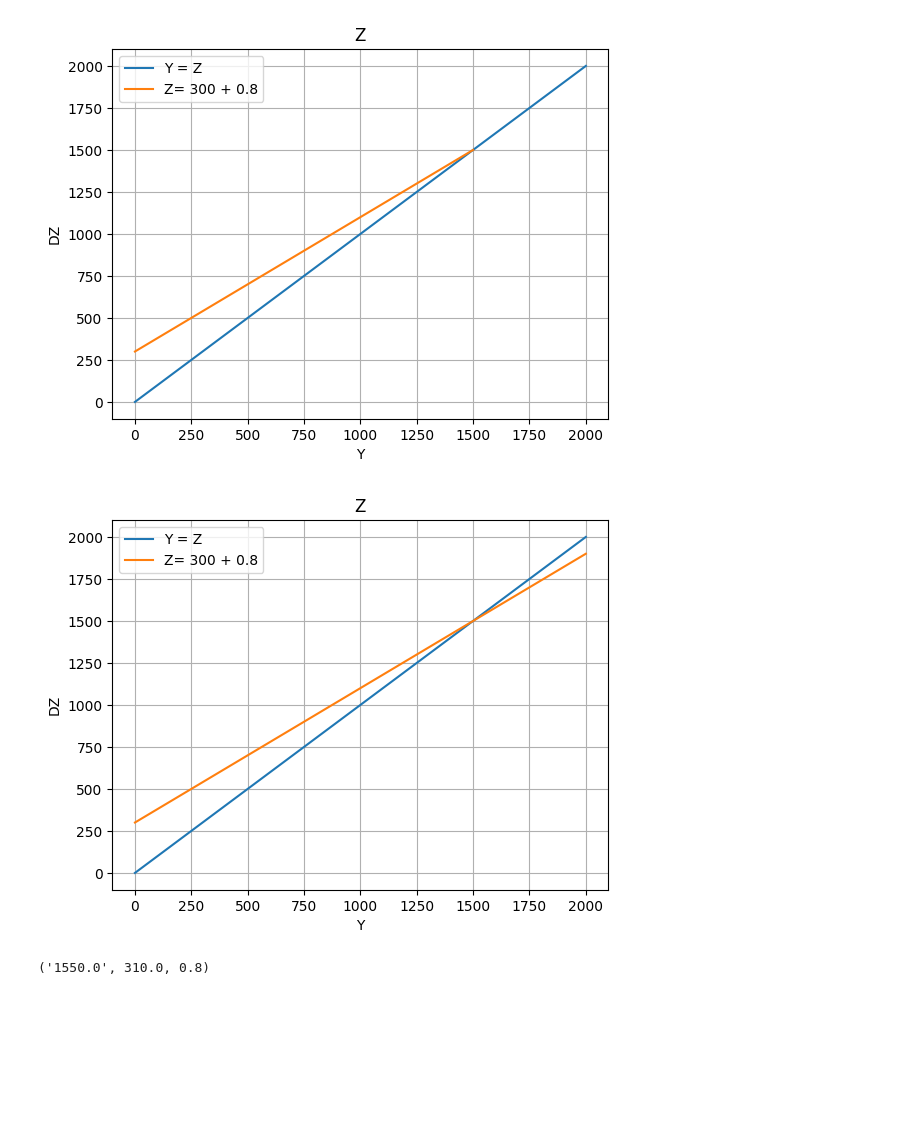
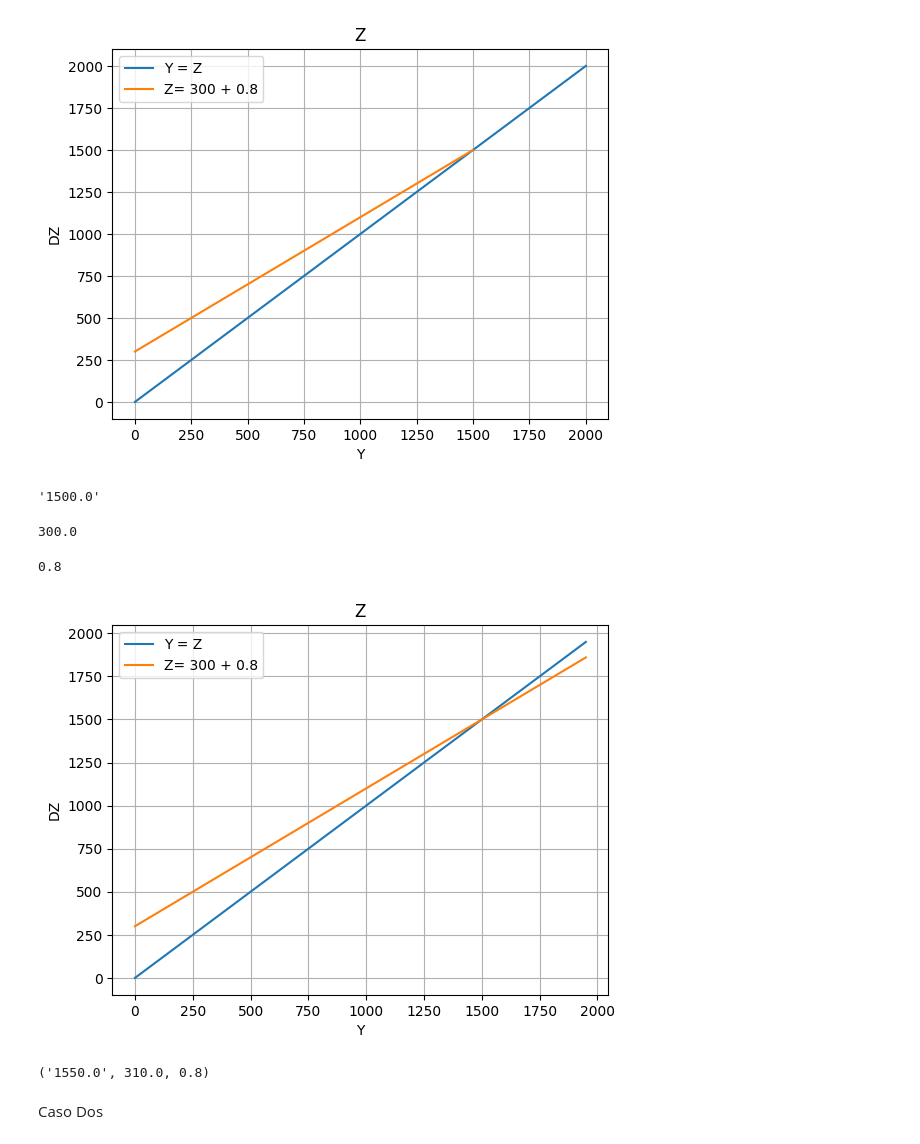
Before and after one commit to JesusMelendez/notebooks_prop_mce, a Jupyter notebook: macroeconomia.ipynb, the cells around one changed output. Drawn from its saved outputs; the diff is of its cells as text; code cells hidden in the pictures; blank space fills up the shorter version.

```diff
--- a/macroeconomia.ipynb
+++ b/macroeconomia.ipynb
@@ -69,28 +69,39 @@ plt.show()
 [figure]
 # %%
 def aggde_eq_plot(Y=Y,A=A,Yd_zero=Yd[0]):
-    x1 = np.linspace(0, 2000, 100)
-    x2 = 0 + 1 * x1  #esta es la ecuación de la recta presupuestal
 
-    dz = np.linspace(0,2000,100)
+    x1 = np.linspace(0, Y+Y*.3, 100)
+    x2 = 0 + 1 * x1
+
+    dz = np.linspace(0,Y+Y*.3,100)
     y = A + Yd_zero*dz
 
-    # Crear el gráfico
-    # ejes hor ,ver
     plt.plot(x1, x2, label=f'Y = Z')
-    plt.plot(dz, y, label=f"Z= {format(A,'.0f')} + {Yd[0]}")
-    plt.xlabel('Y')  # Etiqueta del eje x
-    plt.ylabel('DZ')  # Etiqueta del eje y
-    plt.title('Z')  # Título del gráfico
-    plt.grid(True)  # Habilitar la cuadrícula
-    plt.legend()  # Mostrar la leyenda
+    plt.plot(dz, y, label=f"Z= {format(A,'.0f')} + {Yd_zero}")
+    plt.xlabel('Y')
+    plt.ylabel('DZ')
+    plt.title('Z')
+    plt.grid(True)
+    plt.legend()
 
-    # Mostrar el gráfico
+
     return plt.show()
+# %%
+Y
+# %% [output]
+'1500.0'
+# %%
+A
+# %% [output]
+300.0
+# %%
+Yd[0]
+# %% [output]
+0.8
 # %%
-aggde_eq_plot(Y=Y,A=A,Yd_zero=Yd[0])
+aggde_eq_plot(float(Y),A=A,Yd_zero=Yd[0])
 # %% [output]
-[figure, old version]
+[figure, new version]
 # %%
 def cal_eq_dem(G = 200,I = 80,T = [100],C=100,pc= 0.8):
     Y=1
@@ -108,0 +120,2 @@ cal_eq_dem(G = 200,I = 90,T = [100],C=100,pc= 0.8)
+# %% [markdown]
+Caso Dos
```
Also changed, not shown: parts of 14 cells of this notebook.
